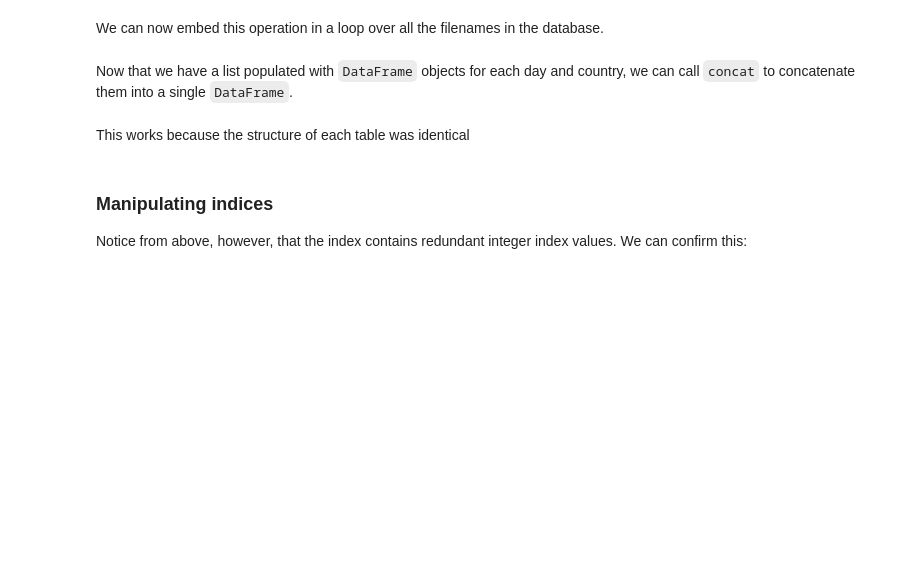
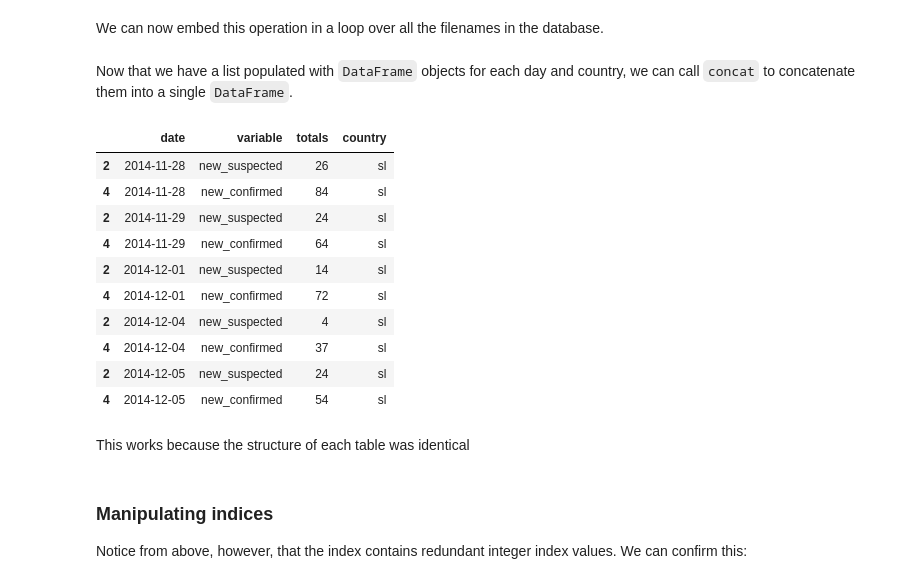
Before and after one commit to vubiostat/swc_workshop, a Jupyter notebook: data_analysis/Introduction to Pandas.ipynb, the cells around one changed output. Saved outputs shown, nothing was run; the diff lists cells and outputs as text; code cells hidden in the pictures; blank space fills up the shorter version.

```diff
--- a/data_analysis/Introduction to Pandas.ipynb
+++ b/data_analysis/Introduction to Pandas.ipynb
@@ -586,7 +1214,19 @@ for country in filenames:
 Now that we have a list populated with `DataFrame` objects for each day and country, we can call `concat` to concatenate them into a single `DataFrame`.
 # %%
 all_data = pd.concat(datasets)
-all_data.head()
+all_data.tail(10)
+# %% [output]
+|  | date | variable | totals | country |
+| 2 | 2014-11-28 | new_suspected | 26 | sl |
+| 4 | 2014-11-28 | new_confirmed | 84 | sl |
+| 2 | 2014-11-29 | new_suspected | 24 | sl |
+| 4 | 2014-11-29 | new_confirmed | 64 | sl |
+| 2 | 2014-12-01 | new_suspected | 14 | sl |
+| 4 | 2014-12-01 | new_confirmed | 72 | sl |
+| 2 | 2014-12-04 | new_suspected | 4 | sl |
+| 4 | 2014-12-04 | new_confirmed | 37 | sl |
+| 2 | 2014-12-05 | new_suspected | 24 | sl |
+| 4 | 2014-12-05 | new_confirmed | 54 | sl |
 # %% [markdown]
 This works because the structure of each table was identical
 # %% [markdown]
```
Also changed, not shown: parts of 113 cells of this notebook, 2 other files.
